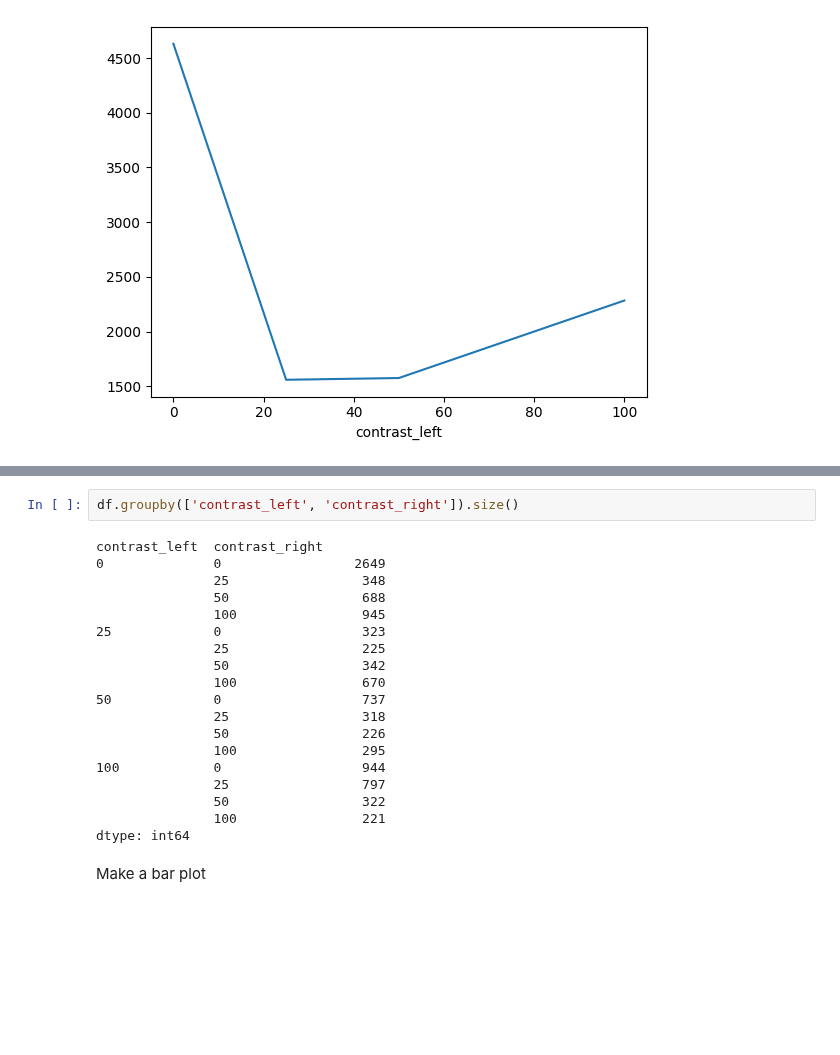
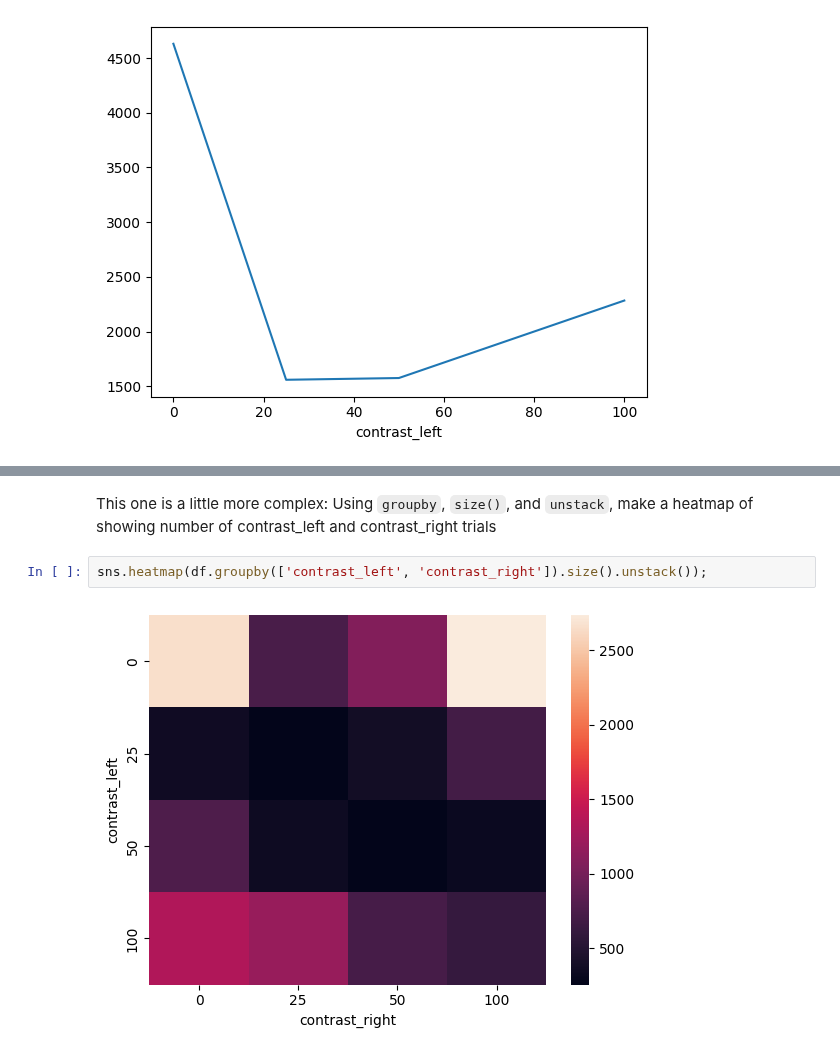
Before and after one commit to ibehave-ibots/iBOTS-Tools, a Jupyter notebook: workshops/python-workshop-1/exercises/nick/day1_1.ipynb, the cells around one changed output, grey strips where cells are left out. Drawn from its saved outputs; the diff is of its cells as text; blank space fills up the shorter version.

```diff
--- a/workshops/python-workshop-1/exercises/nick/day1_1.ipynb
+++ b/workshops/python-workshop-1/exercises/nick/day1_1.ipynb
@@ -571,23 +578,6 @@ How many trials were their of each combination of contrast_left and contrast_rig
+# %% [markdown]
+This one is a little more complex: Using `groupby`, `size()`, and `unstack`, make a heatmap of showing number of contrast_left and contrast_right trials
 # %%
-df.groupby(['contrast_left', 'contrast_right']).size()
+sns.heatmap(df.groupby(['contrast_left', 'contrast_right']).size().unstack());
 # %% [output]
-contrast_left  contrast_right
-0              0                 2649
-               25                 348
-               50                 688
-               100                945
-25             0                  323
-               25                 225
-               50                 342
-               100                670
-50             0                  737
-               25                 318
-               50                 226
-               100                295
-100            0                  944
-               25                 797
-               50                 322
-               100                221
-dtype: int64
+[figure, added]
-# %% [markdown]
-Make a bar plot
```
Also changed, not shown: parts of 113 cells of this notebook.
